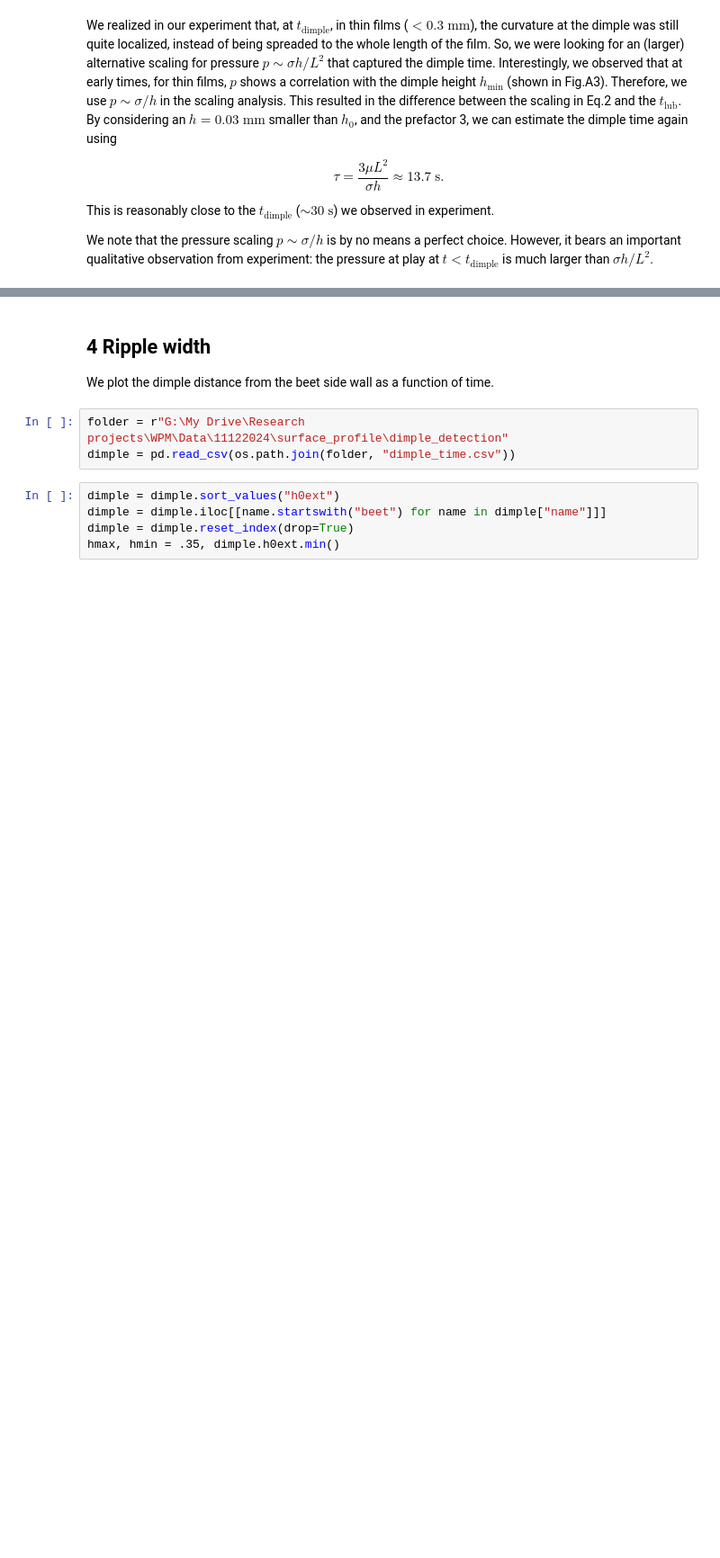
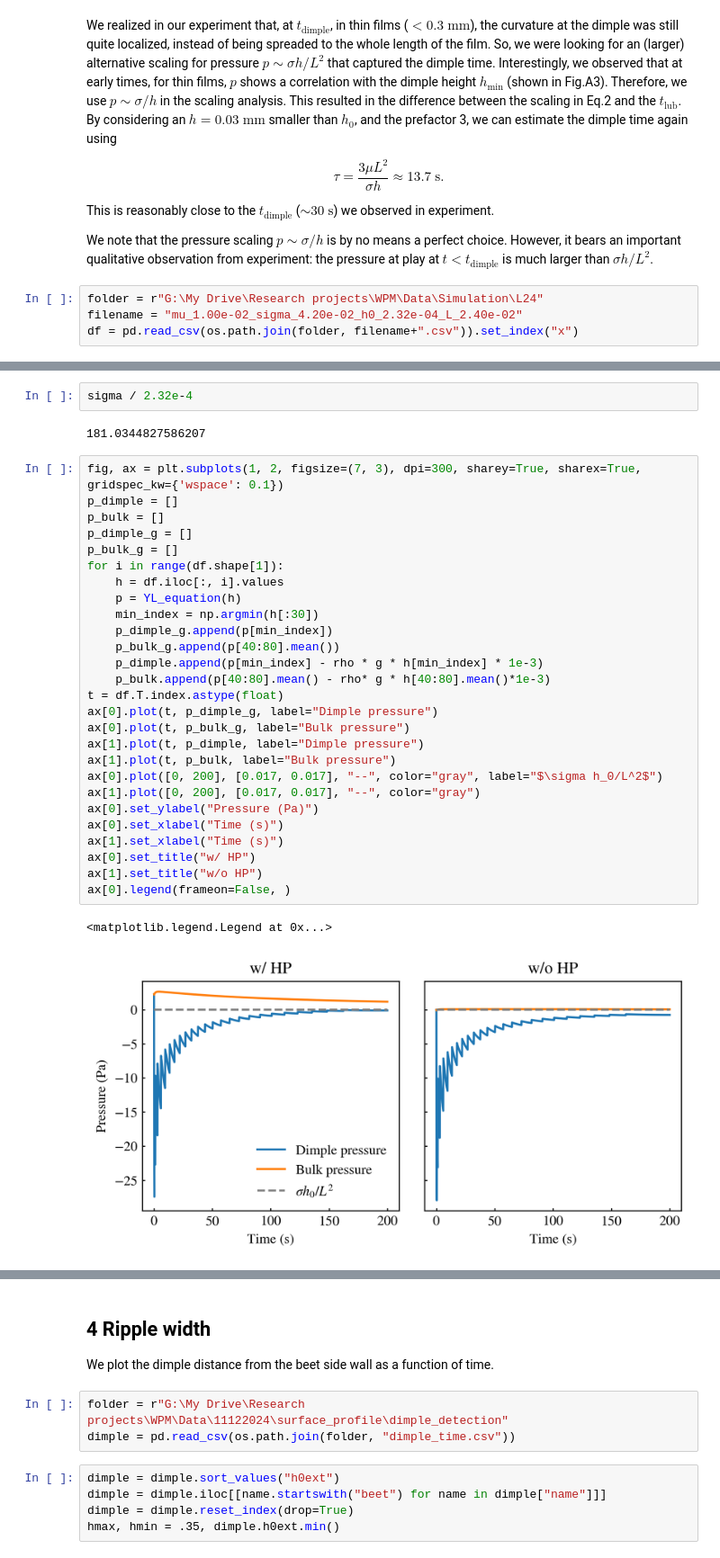
Before and after one commit to ZLoverty/WPM, a Jupyter notebook: Code/Response_to_reviewers.ipynb, the cells around one changed output, grey strips where cells are left out. Shown at 90% size. Cells and saved outputs as stored; diff of their text form; blank space fills up the shorter version.

```diff
--- a/Code/Response_to_reviewers.ipynb
+++ b/Code/Response_to_reviewers.ipynb
@@ -209,3 +207,7 @@ $$
 This is reasonably close to the $t_\mathrm{dimple}$ ($\sim 30\;\mathrm{s}$) we observed in experiment.
 
 We note that the pressure scaling $p\sim \sigma/h$ is by no means a perfect choice. However, it bears an important qualitative observation from experiment: the pressure at play at $t\lt t_\mathrm{dimple}$ is much larger than $\sigma h/L^2$.
+# %%
+folder = r"G:\My Drive\Research projects\WPM\Data\Simulation\L24"
+filename = "mu_1.00e-02_sigma_4.20e-02_h0_2.32e-04_L_2.40e-02"
+df = pd.read_csv(os.path.join(folder, filename+".csv")).set_index("x")
@@ -211,0 +302,34 @@ We note that the pressure scaling $p\sim \sigma/h$ is by no means a perfect choi
+# %%
+sigma / 2.32e-4
+# %% [output]
+181.0344827586207
+# %%
+fig, ax = plt.subplots(1, 2, figsize=(7, 3), dpi=300, sharey=True, sharex=True, gridspec_kw={'wspace': 0.1})
+p_dimple = []
+p_bulk = []
+p_dimple_g = []
+p_bulk_g = []
+for i in range(df.shape[1]):
+    h = df.iloc[:, i].values
+    p = YL_equation(h)
+    min_index = np.argmin(h[:30])
+    p_dimple_g.append(p[min_index])
+    p_bulk_g.append(p[40:80].mean())
+    p_dimple.append(p[min_index] - rho * g * h[min_index] * 1e-3)
+    p_bulk.append(p[40:80].mean() - rho* g * h[40:80].mean()*1e-3)
+t = df.T.index.astype(float)
+ax[0].plot(t, p_dimple_g, label="Dimple pressure")
+ax[0].plot(t, p_bulk_g, label="Bulk pressure")
+ax[1].plot(t, p_dimple, label="Dimple pressure")
+ax[1].plot(t, p_bulk, label="Bulk pressure")
+ax[0].plot([0, 200], [0.017, 0.017], "--", color="gray", label="$\sigma h_0/L^2$")
+ax[1].plot([0, 200], [0.017, 0.017], "--", color="gray")
+ax[0].set_ylabel("Pressure (Pa)")
+ax[0].set_xlabel("Time (s)")
+ax[1].set_xlabel("Time (s)")
+ax[0].set_title("w/ HP")
+ax[1].set_title("w/o HP")
+ax[0].legend(frameon=False, )
+# %% [output]
+<matplotlib.legend.Legend at 0x...>
+[figure, added]
```
Also changed, not shown: parts of 11 cells of this notebook.
